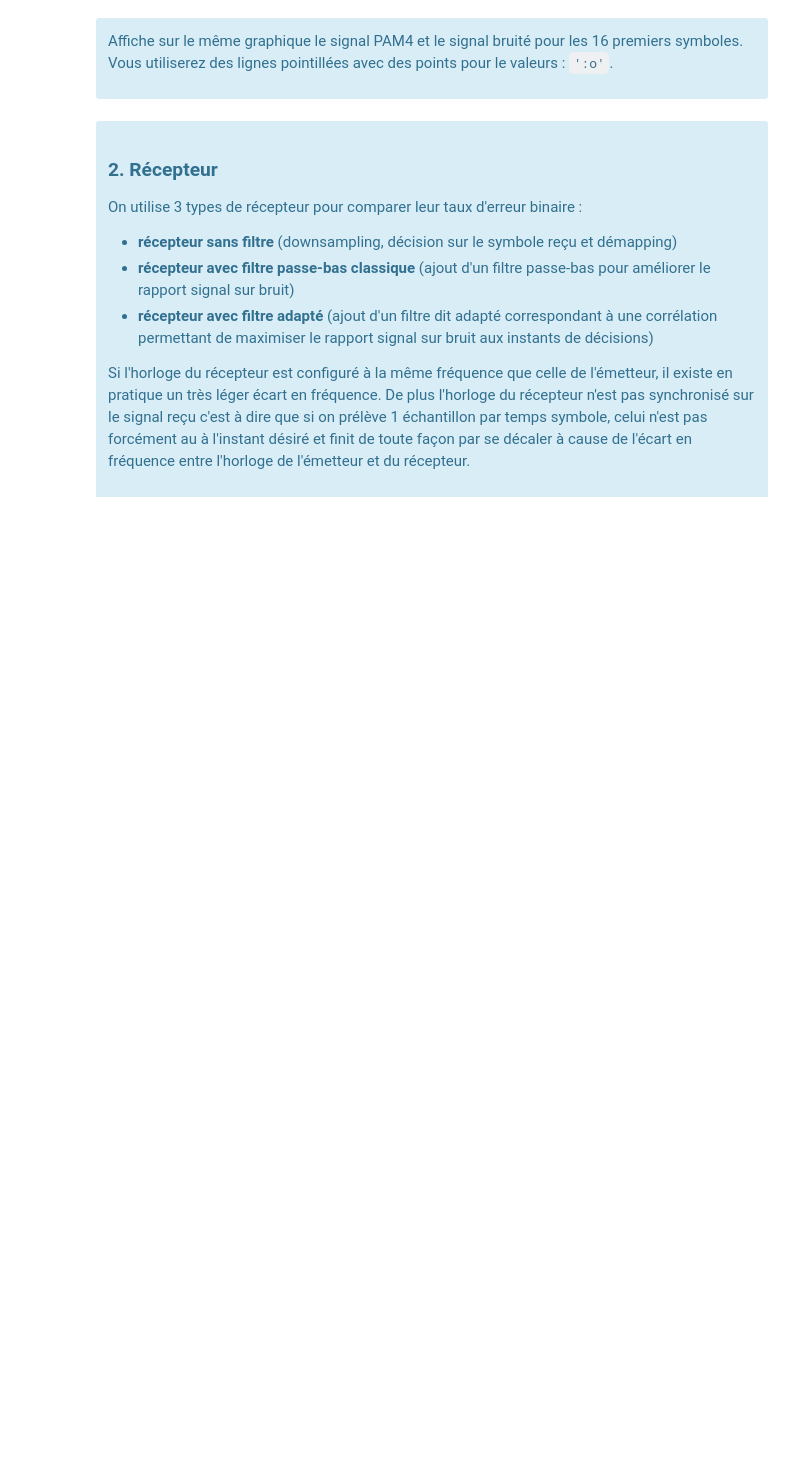
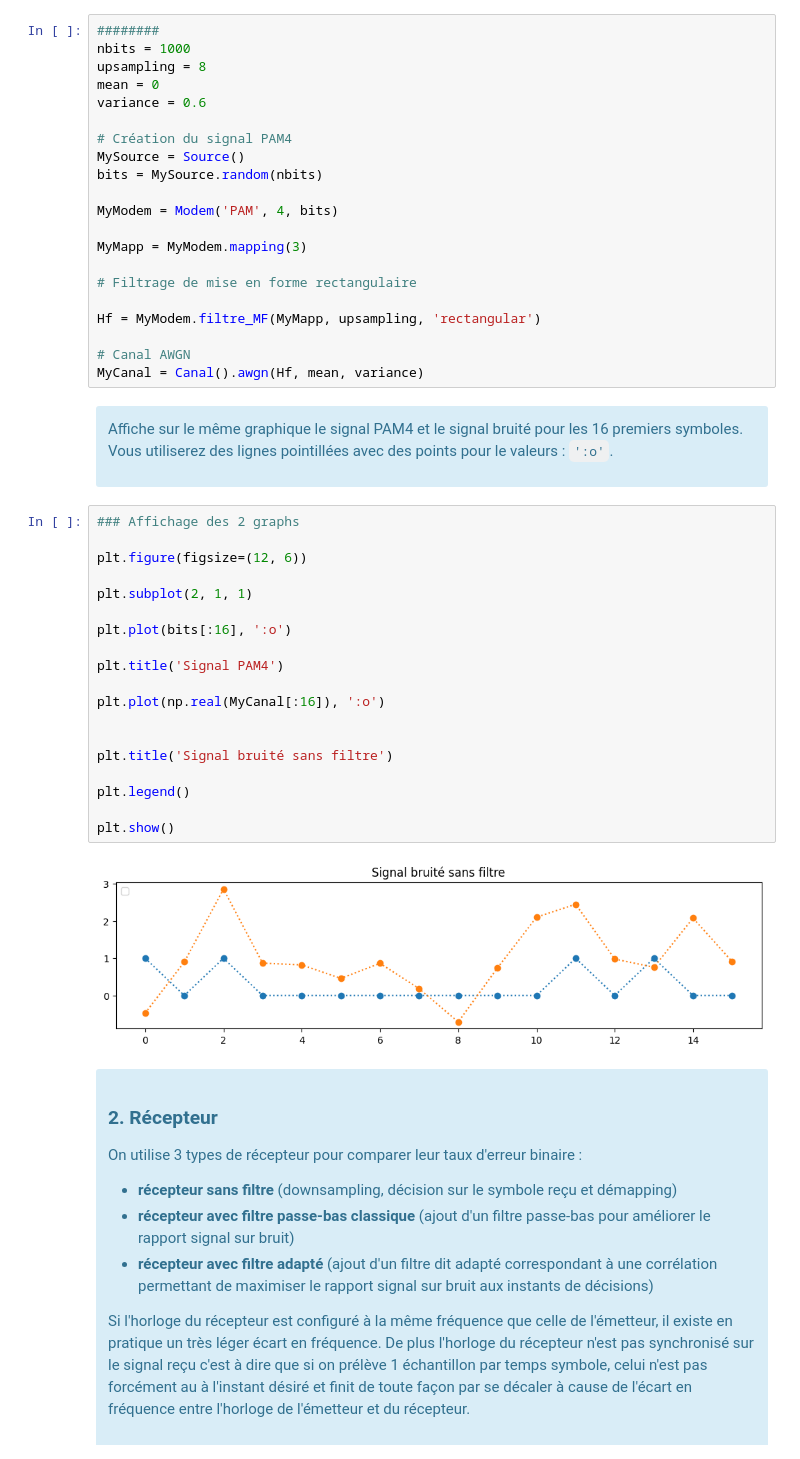
Before and after one commit to NergYR/RT4R02, a Jupyter notebook: TP1/TP 1 Filtrage adapté sujet.ipynb, the cells around one changed output. Saved outputs shown, nothing was run; the diff lists cells and outputs as text; blank space fills up the shorter version.

```diff
--- a/TP1/TP 1 Filtrage adapté sujet.ipynb
+++ b/TP1/TP 1 Filtrage adapté sujet.ipynb
@@ -46,12 +49,54 @@ A l'aide du module commNum, créer un émetteur PAM4 transmettant un signal dans
 
 
 </div>
+# %%
+########
+nbits = 1000
+upsampling = 8
+mean = 0
+variance = 0.6
+
+# Création du signal PAM4
+MySource = Source()
+bits = MySource.random(nbits)
+
+MyModem = Modem('PAM', 4, bits)
+
+MyMapp = MyModem.mapping(3)
+
+# Filtrage de mise en forme rectangulaire
+
+Hf = MyModem.filtre_MF(MyMapp, upsampling, 'rectangular')
+
+# Canal AWGN
+MyCanal = Canal().awgn(Hf, mean, variance)
 # %% [markdown]
 <div class="alert alert-block alert-info bilan">
 
 Affiche sur le même graphique le signal PAM4 et le signal bruité pour les 16 premiers symboles. Vous utiliserez des lignes pointillées avec des points pour le valeurs : `':o'`.
 
 </div>
+# %%
+### Affichage des 2 graphs
+
+plt.figure(figsize=(12, 6))
+
+plt.subplot(2, 1, 1)
+
+plt.plot(bits[:16], ':o')
+
+plt.title('Signal PAM4')
+
+plt.plot(np.real(MyCanal[:16]), ':o')
+
+
+plt.title('Signal bruité sans filtre')
+
+plt.legend()
+
+plt.show()
+# %% [output]
+[figure, added]
 # %% [markdown]
 <div class="alert alert-block alert-info bilan">
 
```
Also changed, not shown: parts of 2 cells of this notebook, 2 other files.
